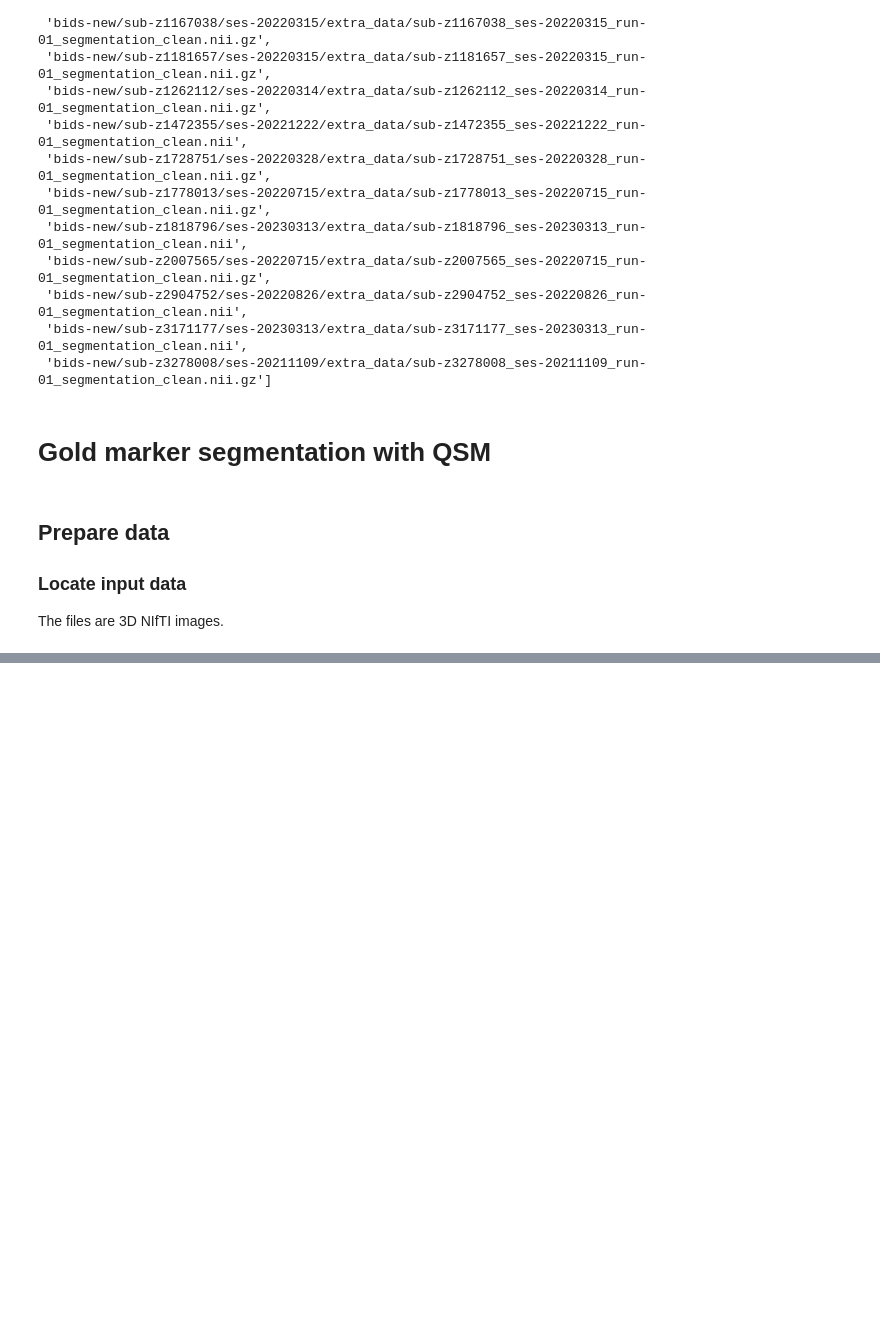
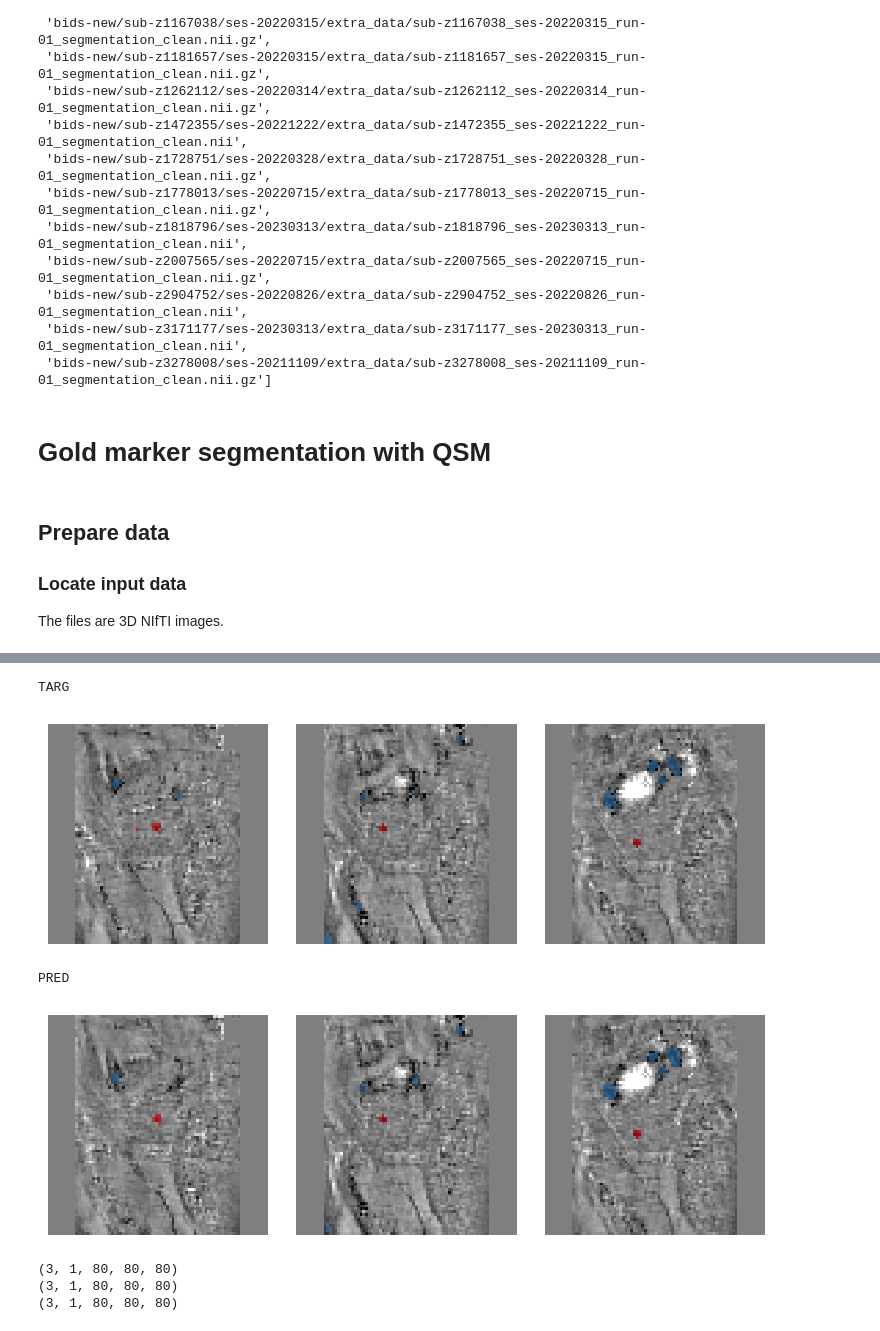
Before and after one commit to astewartau/prostate, a Jupyter notebook: 2_prostate.ipynb, the cells around one changed output, grey strips where cells are left out. Saved outputs shown, nothing was run; the diff lists cells and outputs as text; code cells hidden in the pictures; blank space fills up the shorter version.

```diff
--- a/2_prostate.ipynb
+++ b/2_prostate.ipynb
@@ -489,0 +515,7 @@ Dice score: tensor([0.6701, 0.0000]); Markers identified: 0.8333333333333334; Su
+# %%
+learn.show_results(anatomical_plane=0, dl=dls_train_eval.train, shuffle=False, fig_out='seg_results_train.png')
+# %% [output]
+TARG
+[figure, added]
+PRED
+[figure, added]
@@ -489,0 +570,8 @@ Dice score: tensor([0.6701, 0.0000]); Markers identified: 0.8333333333333334; Su
+# %%
+print(inputs.shape)
+print(preds.shape)
+print(y.shape)
+# %% [output]
+(3, 1, 80, 80, 80)
+(3, 1, 80, 80, 80)
+(3, 1, 80, 80, 80)
```
Also changed, not shown: parts of 33 cells of this notebook, 4 other files.
